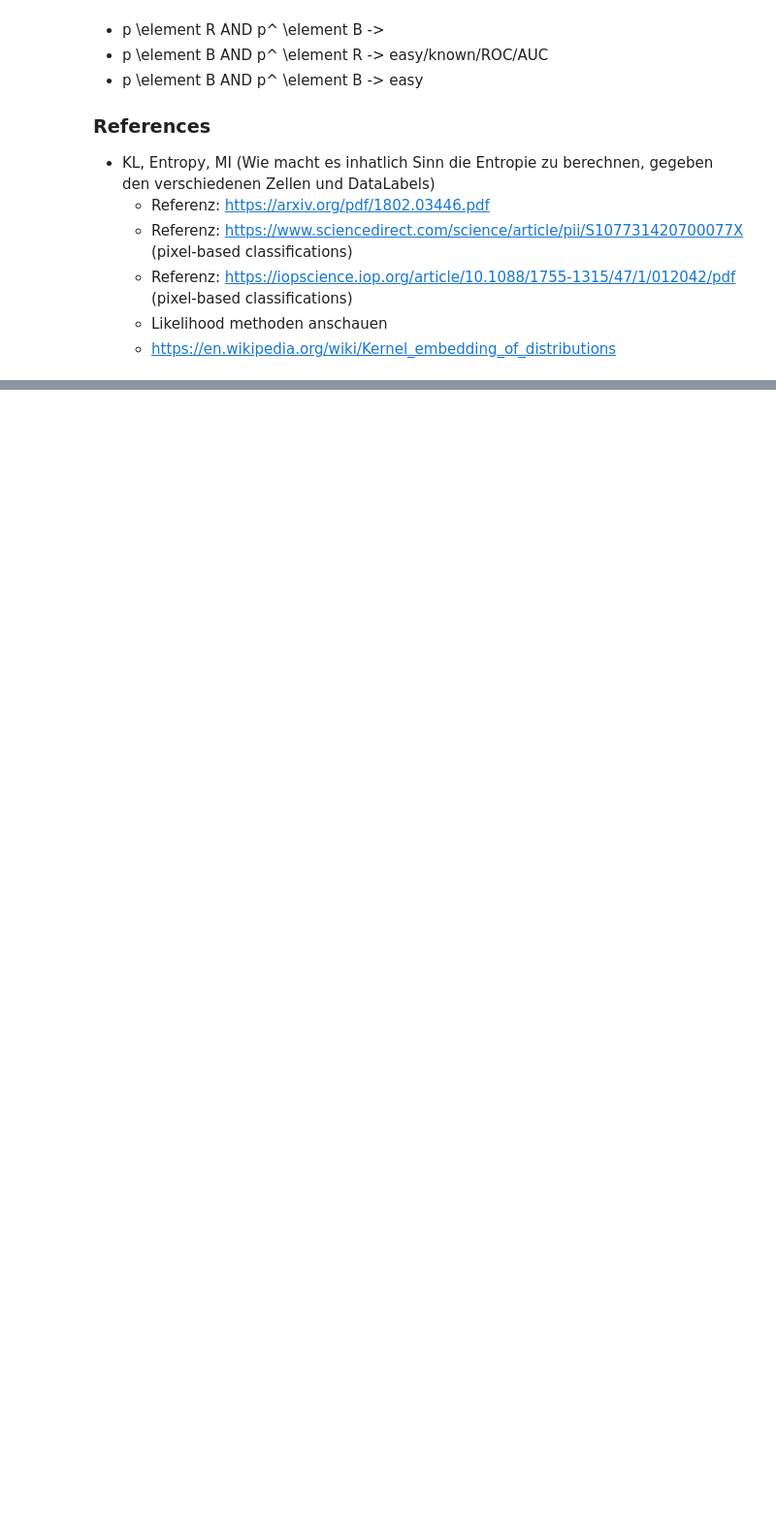
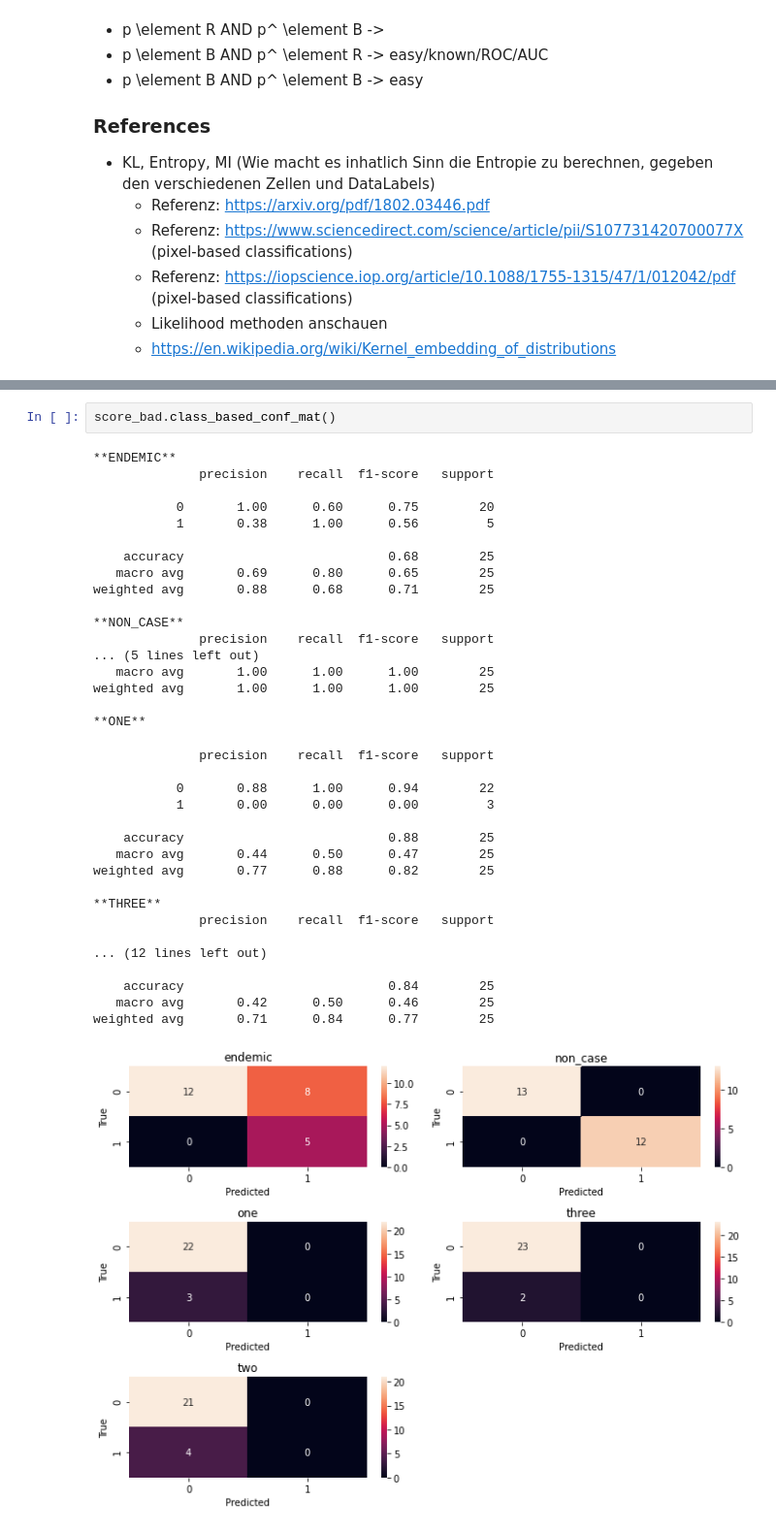
Before and after one commit to aauss/epi-quark, a Jupyter notebook: lean_score_OO.ipynb, the cells around one changed output, grey strips where cells are left out. Shown at 97% size. Saved outputs shown, nothing was run; the diff lists cells and outputs as text; blank space fills up the shorter version.

```diff
--- a/lean_score_OO.ipynb
+++ b/lean_score_OO.ipynb
@@ -650,0 +449,38 @@ mutual information
+# %%
+score_bad.class_based_conf_mat()
+# %% [output]
+**ENDEMIC**
+              precision    recall  f1-score   support
+
+           0       1.00      0.60      0.75        20
+           1       0.38      1.00      0.56         5
+
+    accuracy                           0.68        25
+   macro avg       0.69      0.80      0.65        25
+weighted avg       0.88      0.68      0.71        25
+
+**NON_CASE**
+              precision    recall  f1-score   support
+... (5 lines left out)
+   macro avg       1.00      1.00      1.00        25
+weighted avg       1.00      1.00      1.00        25
+
+**ONE**
+              precision    recall  f1-score   support
+
+           0       0.88      1.00      0.94        22
+           1       0.00      0.00      0.00         3
+
+    accuracy                           0.88        25
+   macro avg       0.44      0.50      0.47        25
+weighted avg       0.77      0.88      0.82        25
+
+**THREE**
+              precision    recall  f1-score   support
+
+... (12 lines left out)
+
+    accuracy                           0.84        25
+   macro avg       0.42      0.50      0.46        25
+weighted avg       0.71      0.84      0.77        25
+[figure, added]
```
Also changed, not shown: parts of 69 cells of this notebook, 4 other files.
